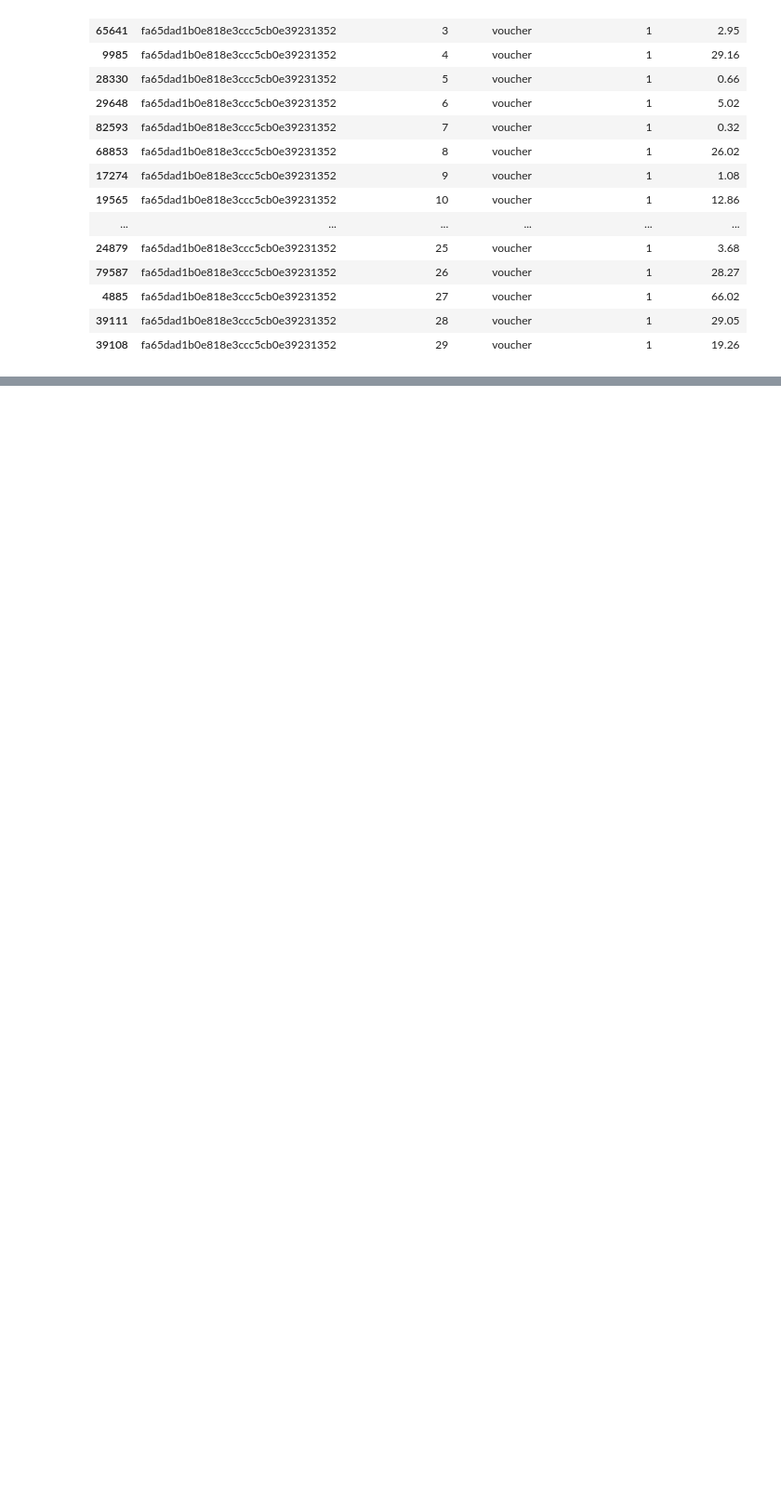
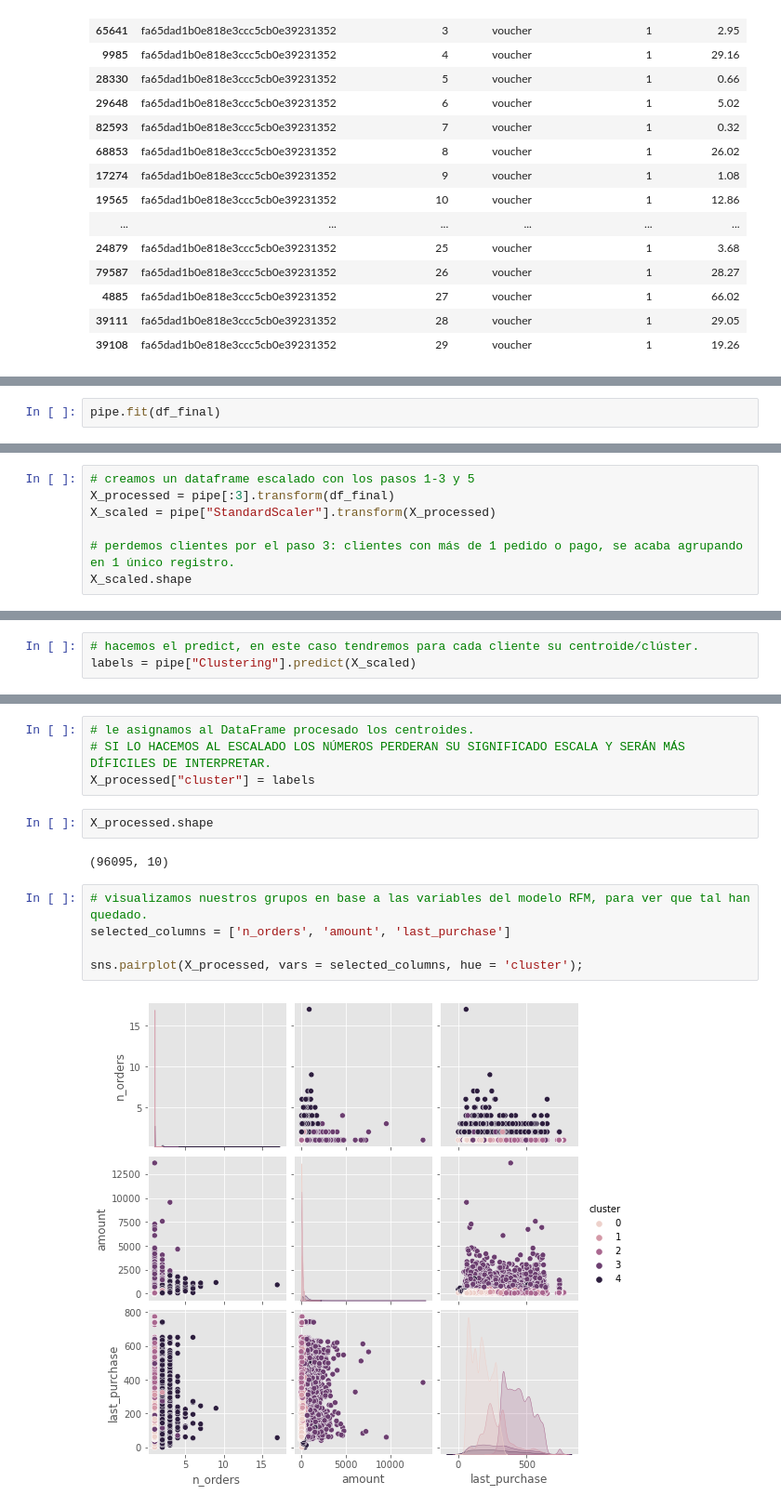
Before and after one commit to jgrau90/KMeans_Olist, a Jupyter notebook: Kmeans_with_pipeline.ipynb, the cells around one changed output, grey strips where cells are left out. Shown at 93% size. Drawn from its saved outputs; the diff is of its cells as text; blank space fills up the shorter version.

```diff
--- a/Kmeans_with_pipeline.ipynb
+++ b/Kmeans_with_pipeline.ipynb
@@ -426,0 +1146,2 @@ payments_df.groupby('order_id').get_group((order_id_)).sort_values(by='payment_s
+# %%
+pipe.fit(df_final)
@@ -426,0 +1170,7 @@ payments_df.groupby('order_id').get_group((order_id_)).sort_values(by='payment_s
+# %%
+# creamos un dataframe escalado con los pasos 1-3 y 5
+X_processed = pipe[:3].transform(df_final)
+X_scaled = pipe["StandardScaler"].transform(X_processed)
+
+# perdemos clientes por el paso 3: clientes con más de 1 pedido o pago, se acaba agrupando en 1 único registro.
+X_scaled.shape
@@ -426,0 +1179,3 @@ payments_df.groupby('order_id').get_group((order_id_)).sort_values(by='payment_s
+# %%
+# hacemos el predict, en este caso tendremos para cada cliente su centroide/clúster.
+labels = pipe["Clustering"].predict(X_scaled)
@@ -426,0 +1186,15 @@ payments_df.groupby('order_id').get_group((order_id_)).sort_values(by='payment_s
+# %%
+# le asignamos al DataFrame procesado los centroides.
+# SI LO HACEMOS AL ESCALADO LOS NÚMEROS PERDERAN SU SIGNIFICADO ESCALA Y SERÁN MÁS DÍFICILES DE INTERPRETAR.
+X_processed["cluster"] = labels
+# %%
+X_processed.shape
+# %% [output]
+(96095, 10)
+# %%
+# visualizamos nuestros grupos en base a las variables del modelo RFM, para ver que tal han quedado.
+selected_columns = ['n_orders', 'amount', 'last_purchase']
+
+sns.pairplot(X_processed, vars = selected_columns, hue = 'cluster');
+# %% [output]
+[figure, added]
```
Also changed, not shown: parts of 95 cells of this notebook.
